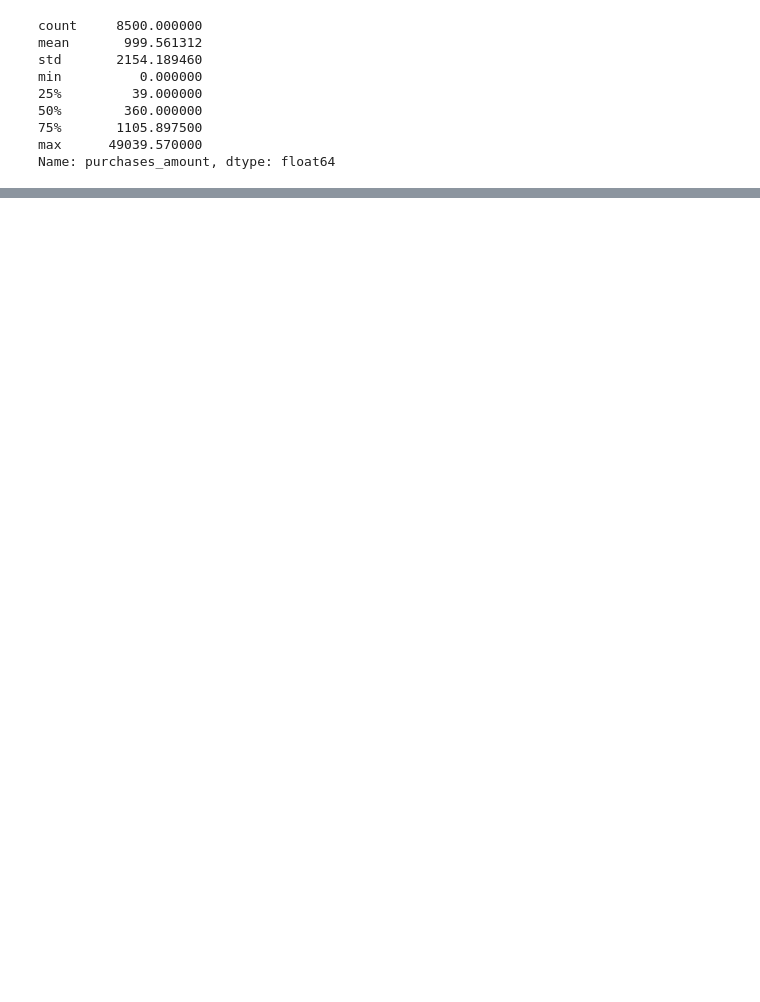
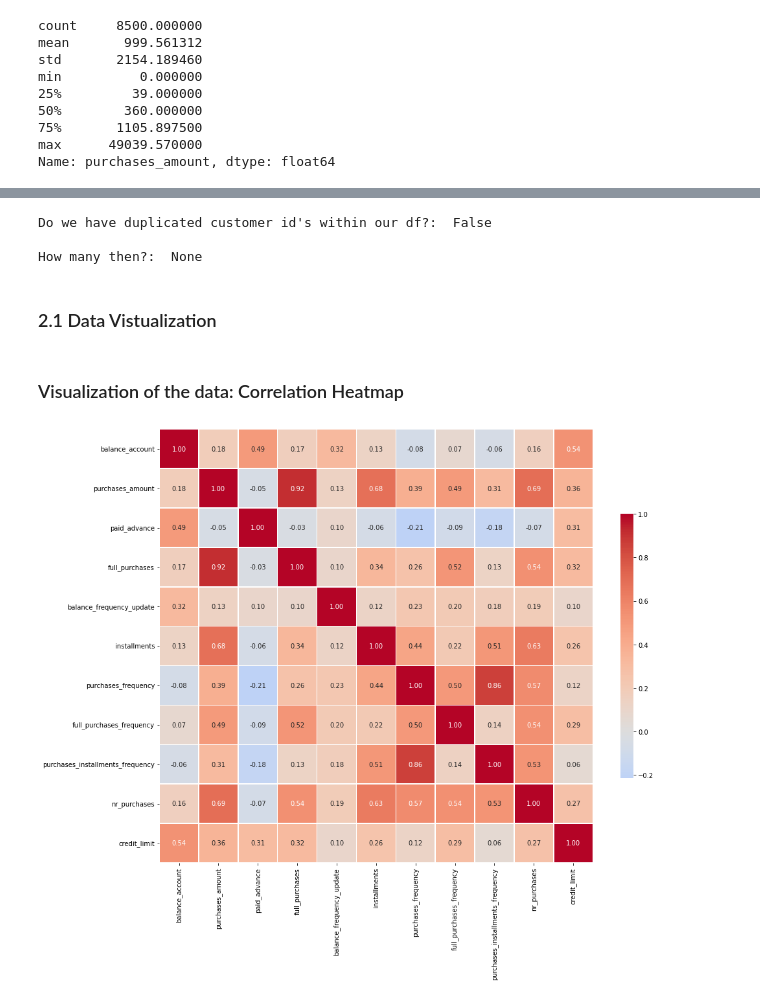
Before and after one commit to nattzza/Credit-Card-Customer-Segmenation, a Jupyter notebook: ML_Day_9_Credit_Card_Customer_Segmentation.ipynb, the cells around one changed output, grey strips where cells are left out. Saved outputs shown, nothing was run; the diff lists cells and outputs as text; code cells hidden in the pictures; blank space fills up the shorter version.

```diff
--- a/ML_Day_9_Credit_Card_Customer_Segmentation.ipynb
+++ b/ML_Day_9_Credit_Card_Customer_Segmentation.ipynb
@@ -141,0 +199,33 @@ Name: purchases_amount, dtype: float64
+# %%
+# Checking if any id is duplicated along the df:
+
+check_duplicated_ids = (df["customer_id"].value_counts() > 1).any()
+size_of_duplicated_ids = (df["customer_id"].value_counts() > 1).sum()
+print("Do we have duplicated customer id's within our df?: ", check_duplicated_ids)
+print('\nHow many then?:\t', size_of_duplicated_ids if check_duplicated_ids==True else "None")
+# %% [output]
+Do we have duplicated customer id's within our df?:  False
+
+How many then?:  None
+# %% [markdown]
+### 2.1 Data Vistualization
+# %% [markdown]
+### Visualization of the data: Correlation Heatmap
+# %%
+corr = df.corr() # computing correlation values
+fig, ax = plt.subplots(figsize=(15, 15)) # setting up the empty plot to use next
+
+# Assembly of the heatmap:
+h = sns.heatmap(
+    corr,
+    cmap="coolwarm",
+    vmax=1,
+    fmt=".2f",
+    annot=True,
+    center=0,
+    square=True,
+    linewidths=0.5,
+    cbar_kws={"shrink": 0.5},
+)
+# %% [output]
+[figure, added]
```
Also changed, not shown: parts of 7 cells of this notebook.
